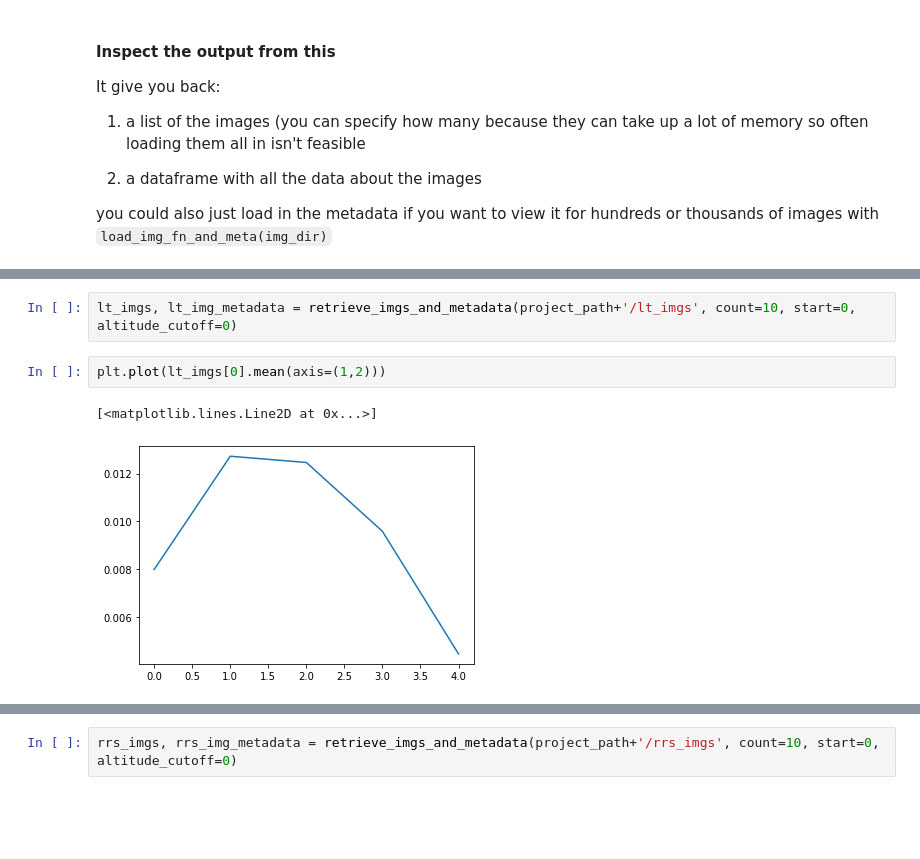
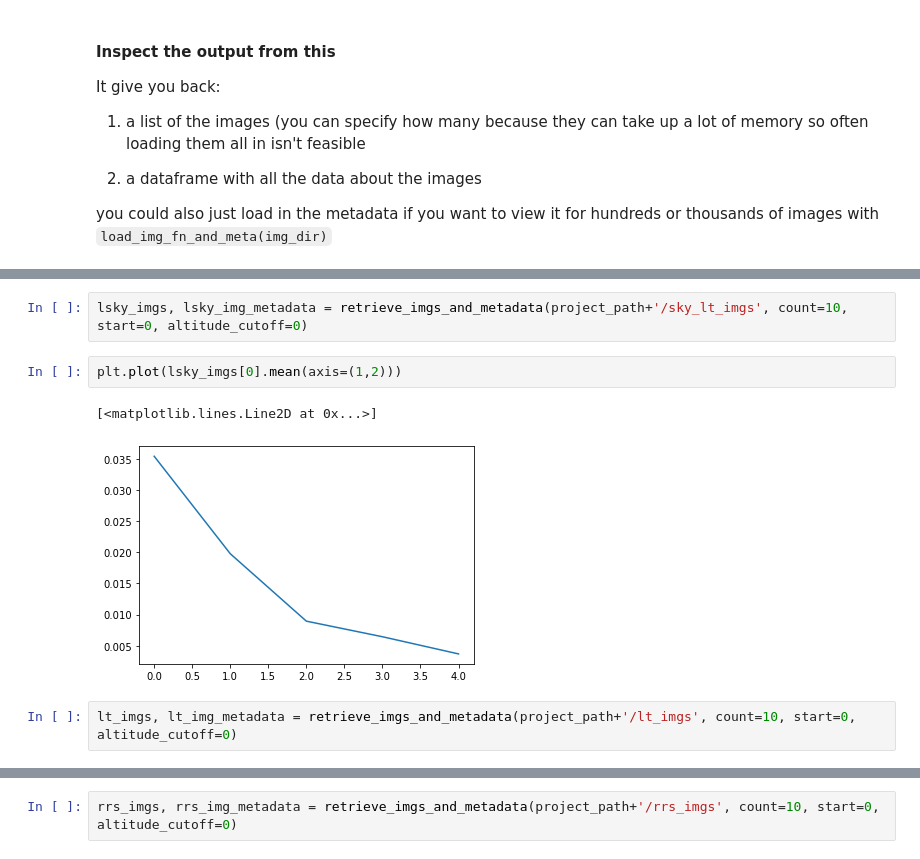
Before and after one commit to aewindle110/DroneWQ, a Jupyter notebook: UAS_radiometry_processing_v3.ipynb, the cells around one changed output, grey strips where cells are left out. Saved outputs shown, nothing was run; the diff lists cells and outputs as text; blank space fills up the shorter version.

```diff
--- a/UAS_radiometry_processing_v3.ipynb
+++ b/UAS_radiometry_processing_v3.ipynb
@@ -154,7 +135,9 @@ plt.plot(lsky_imgs[0].mean(axis=(1,2))/1000.)
-# %%
-lt_imgs, lt_img_metadata = retrieve_imgs_and_metadata(project_path+'/lt_imgs', count=10, start=0, altitude_cutoff=0)
-# %%
-plt.plot(lt_imgs[0].mean(axis=(1,2)))
-# %% [output]
-[<matplotlib.lines.Line2D at 0x...>]
-[figure, removed]
+# %%
+lsky_imgs, lsky_img_metadata = retrieve_imgs_and_metadata(project_path+'/sky_lt_imgs', count=10, start=0, altitude_cutoff=0)
+# %%
+plt.plot(lsky_imgs[0].mean(axis=(1,2)))
+# %% [output]
+[<matplotlib.lines.Line2D at 0x...>]
+[figure, added]
+# %%
+lt_imgs, lt_img_metadata = retrieve_imgs_and_metadata(project_path+'/lt_imgs', count=10, start=0, altitude_cutoff=0)
```
Also changed, not shown: parts of 13 cells of this notebook, 1 other file.
